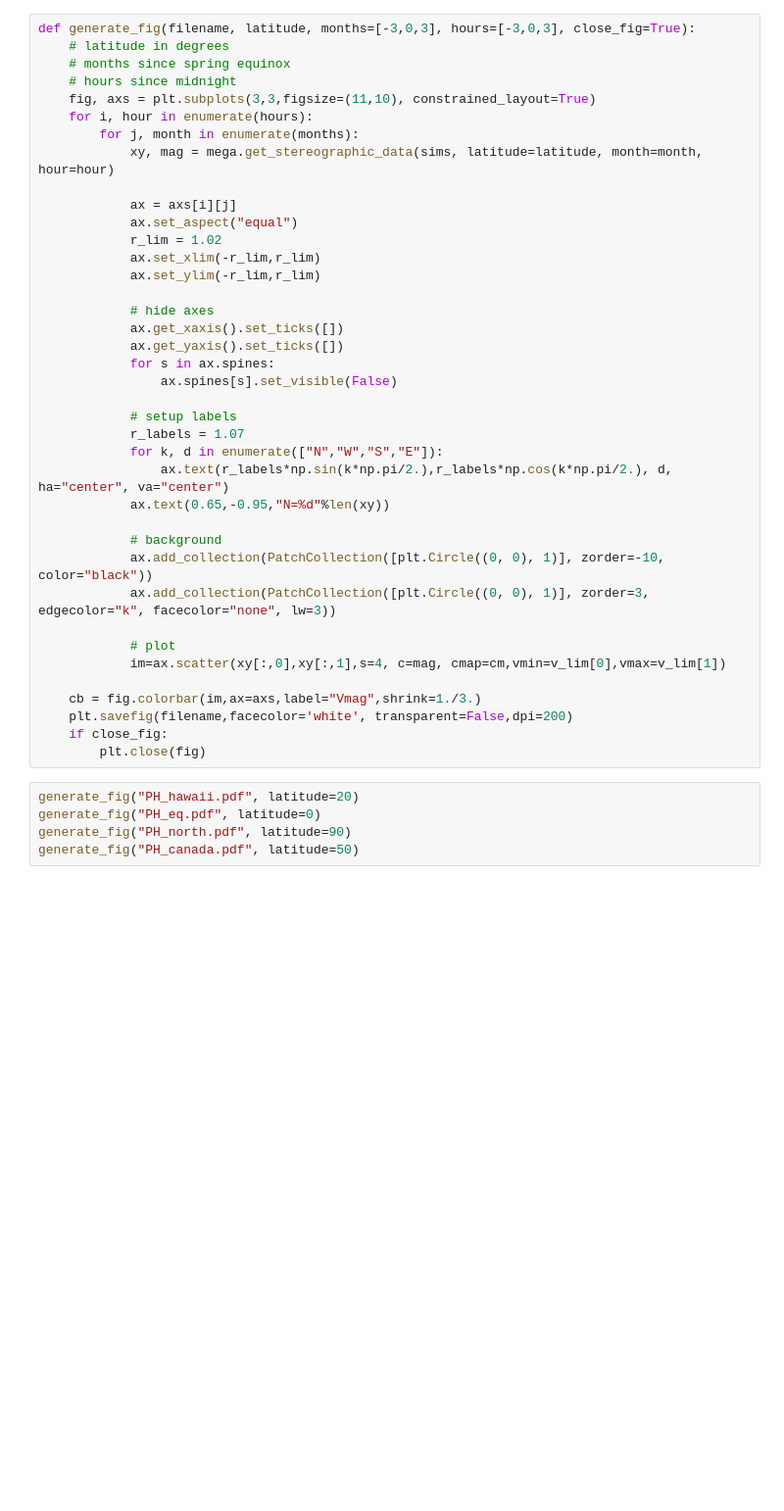
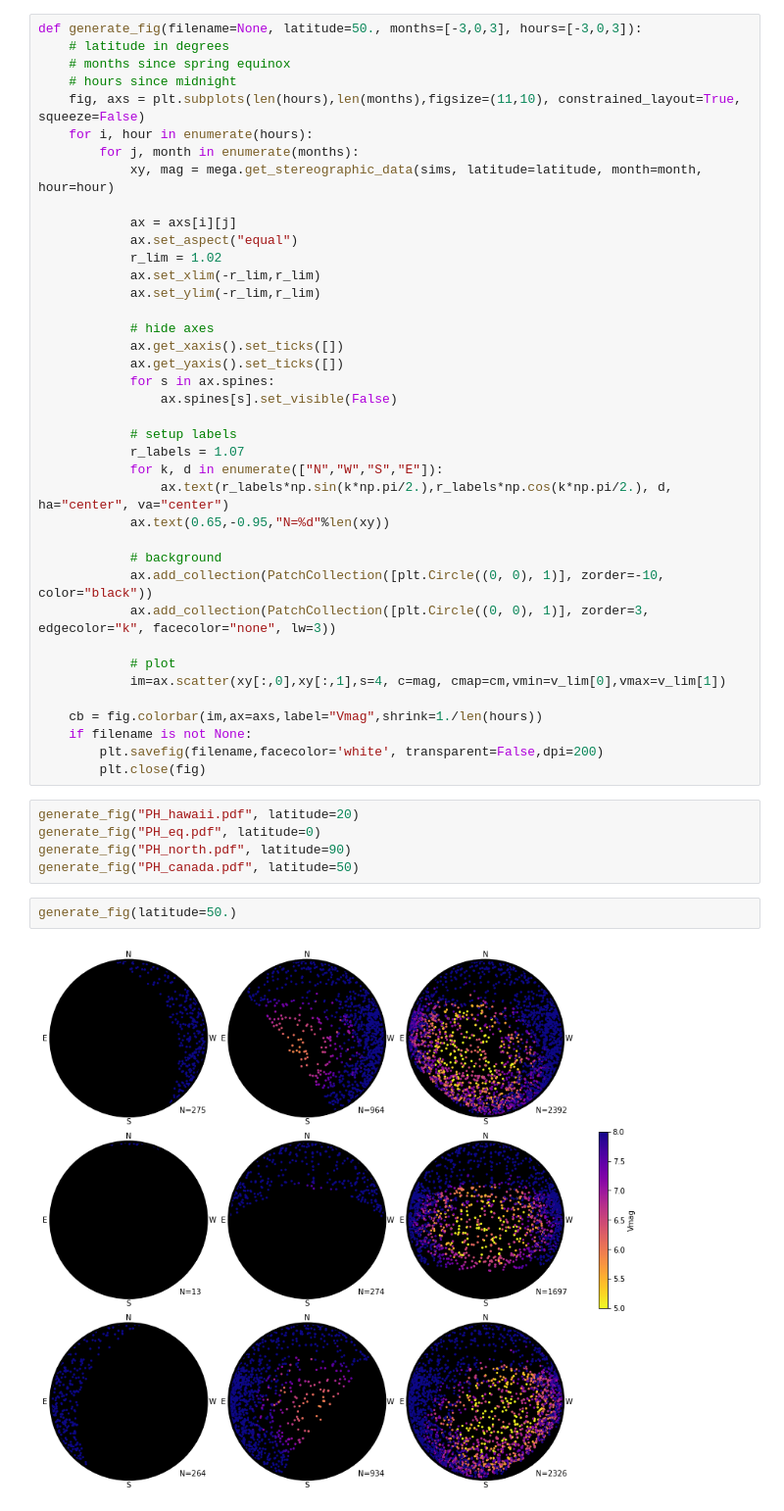
Before and after one commit to hannorein/megaconstellations, a Jupyter notebook: webapp/PaperFigures.ipynb, the cells around one changed output. Shown at 98% size. Saved outputs shown, nothing was run; the diff lists cells and outputs as text; blank space fills up the shorter version.

Commit message:
figures

```diff
--- a/webapp/PaperFigures.ipynb
+++ b/webapp/PaperFigures.ipynb
@@ -8,11 +8,11 @@ v_lim = [5, 8]
 # %%
 sims = mega.get_simulations()
 # %%
-def generate_fig(filename, latitude, months=[-3,0,3], hours=[-3,0,3], close_fig=True):
+def generate_fig(filename=None, latitude=50., months=[-3,0,3], hours=[-3,0,3]):
     # latitude in degrees
     # months since spring equinox
     # hours since midnight
-    fig, axs = plt.subplots(3,3,figsize=(11,10), constrained_layout=True)
+    fig, axs = plt.subplots(len(hours),len(months),figsize=(11,10), constrained_layout=True, squeeze=False)
     for i, hour in enumerate(hours):
         for j, month in enumerate(months):
             xy, mag = mega.get_stereographic_data(sims, latitude=latitude, month=month, hour=hour)
@@ -42,12 +42,16 @@ def generate_fig(filename, latitude, months=[-3,0,3], hours=[-3,0,3], close_fig=
             # plot
             im=ax.scatter(xy[:,0],xy[:,1],s=4, c=mag, cmap=cm,vmin=v_lim[0],vmax=v_lim[1])
 
-    cb = fig.colorbar(im,ax=axs,label="Vmag",shrink=1./3.)
-    plt.savefig(filename,facecolor='white', transparent=False,dpi=200)
-    if close_fig:
+    cb = fig.colorbar(im,ax=axs,label="Vmag",shrink=1./len(hours))
+    if filename is not None:
+        plt.savefig(filename,facecolor='white', transparent=False,dpi=200)
         plt.close(fig)
 # %%
 generate_fig("PH_hawaii.pdf", latitude=20)
 generate_fig("PH_eq.pdf", latitude=0)
 generate_fig("PH_north.pdf", latitude=90)
 generate_fig("PH_canada.pdf", latitude=50)
+# %%
+generate_fig(latitude=50.)
+# %% [output]
+[figure, added]
```
